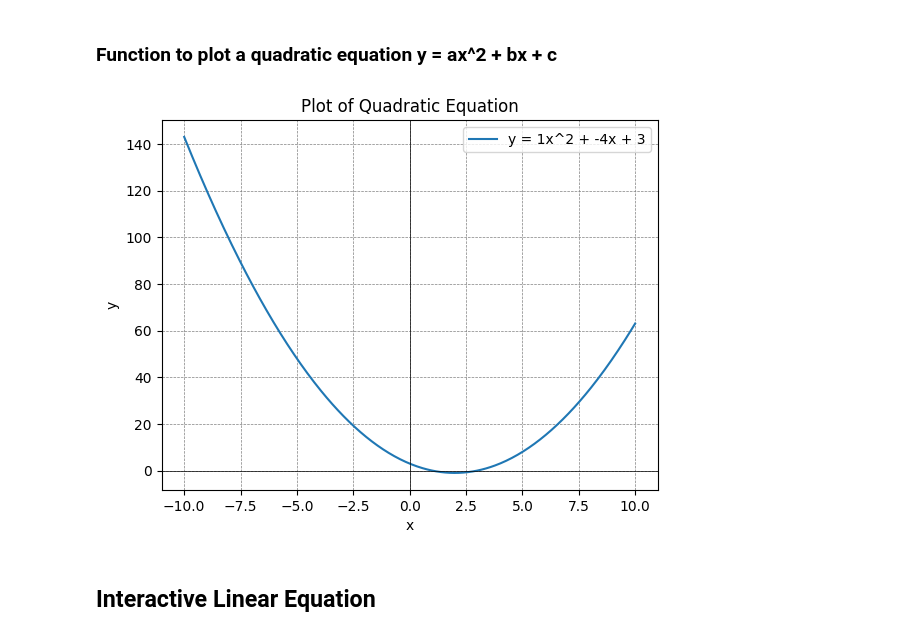
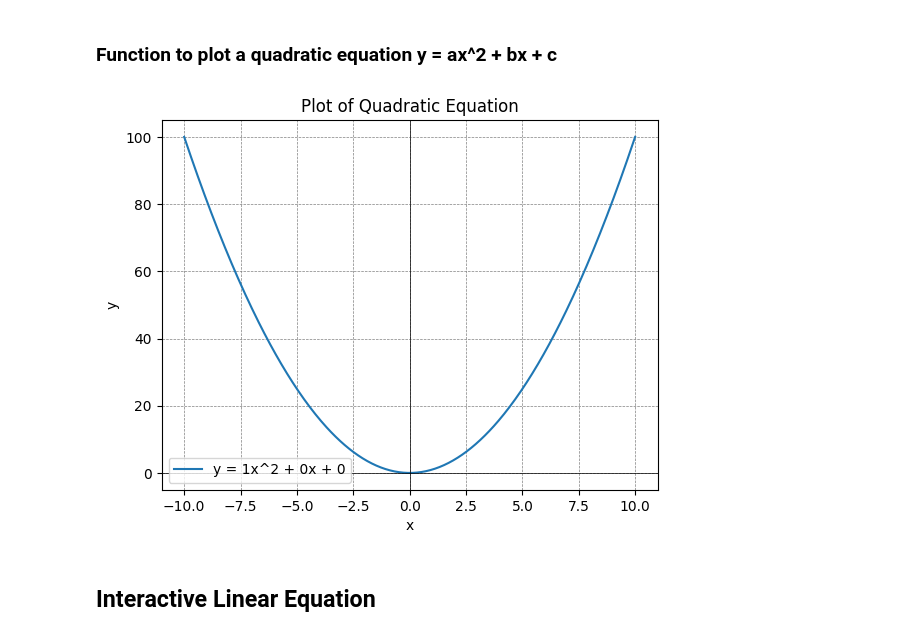
Before and after one commit to shaibachar/children, a Jupyter notebook: ex/ex2/agebra1.ipynb, the cells around one changed output. Saved outputs shown, nothing was run; the diff lists cells and outputs as text; code cells hidden in the pictures.

```diff
--- a/ex/ex2/agebra1.ipynb
+++ b/ex/ex2/agebra1.ipynb
@@ -33,21 +33,21 @@ plot_linear(2, 3)
 # %%
 def plot_quadratic(a, b, c):
     x = np.linspace(-10, 10, 400)
     y = a * x**2 + b * x + c
     plt.plot(x, y, label=f'y = {a}x^2 + {b}x + {c}')
     plt.axhline(0, color='black',linewidth=0.5)
     plt.axvline(0, color='black',linewidth=0.5)
     plt.grid(color = 'gray', linestyle = '--', linewidth = 0.5)
     plt.legend()
     plt.title('Plot of Quadratic Equation')
     plt.xlabel('x')
     plt.ylabel('y')
     plt.show()
 
 # Plot y = x^2 - 4x + 3
-plot_quadratic(1, -4, 3)
+plot_quadratic(1, 0, 0)
 # %% [output]
-[figure, old version]
+[figure, new version]
 # %% [markdown]
 ## Interactive Linear Equation
 # %%
```
Also changed, not shown: parts of 2 cells of this notebook, 8 other files.
